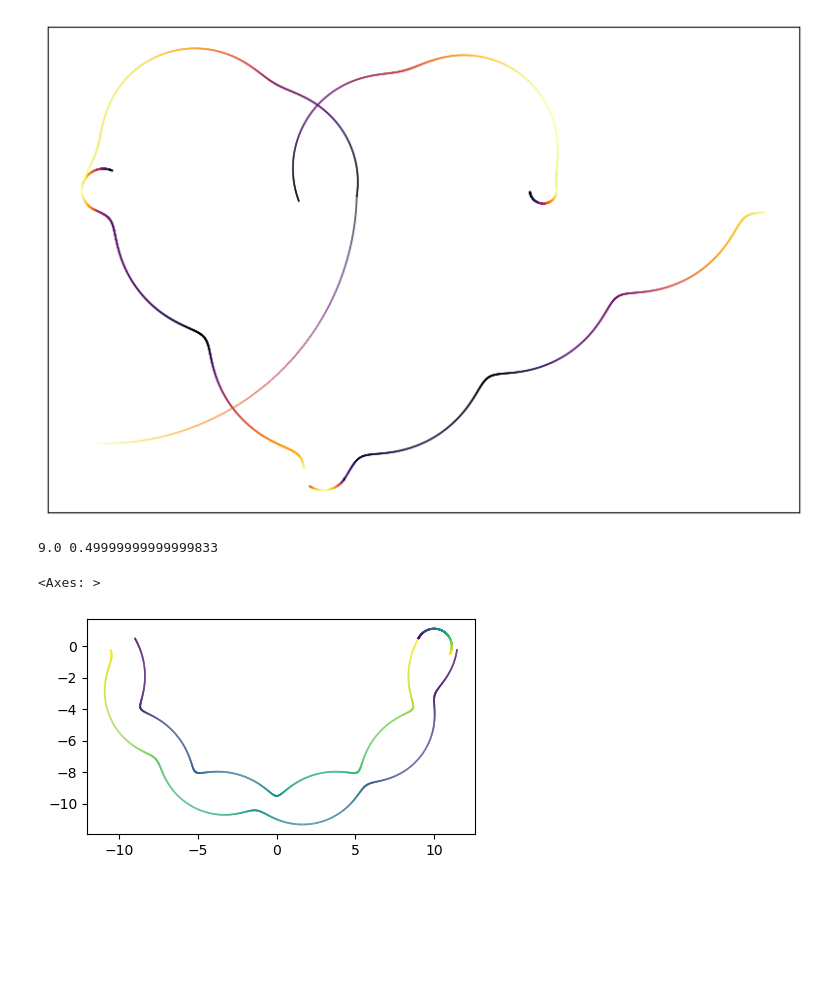
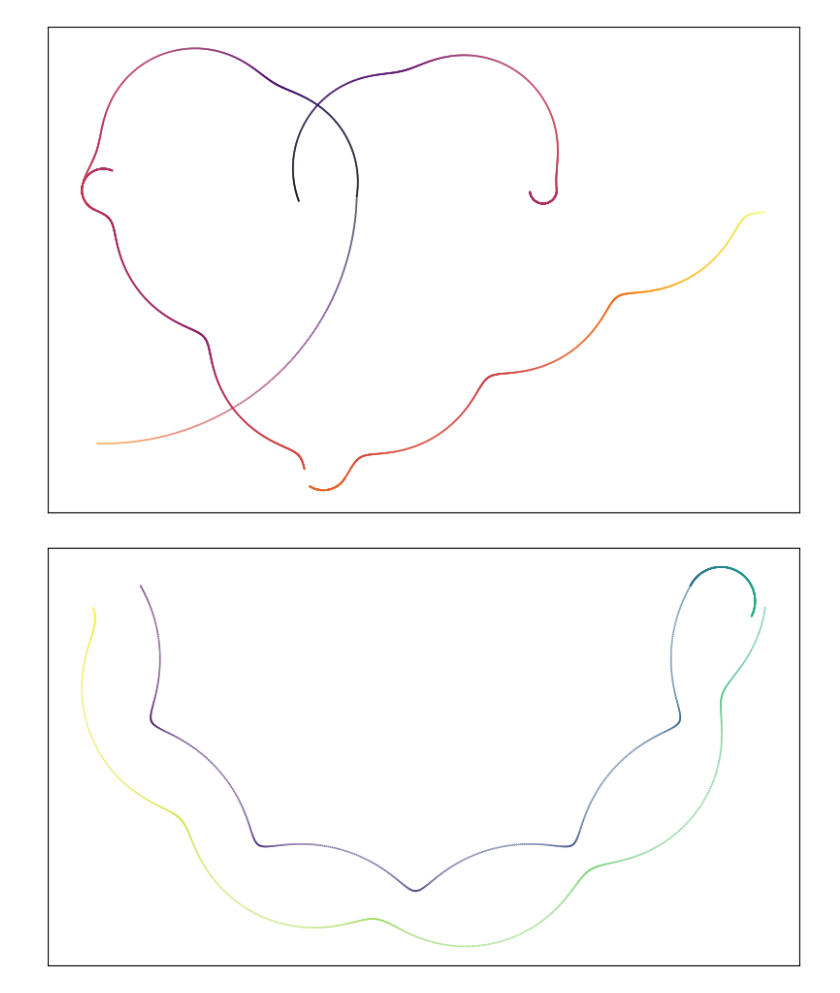
Before and after one commit to donalgrant/spiro, a Jupyter notebook: hearts.ipynb, the cells around one changed output. Drawn from its saved outputs; the diff is of its cells as text; code cells hidden in the pictures; blank space fills up the shorter version.

```diff
--- a/hearts.ipynb
+++ b/hearts.ipynb
@@ -1,21 +1,15 @@
 # %%
 from spiro import *
 # %%
-heart()
+heart(loops=10)
 # %% [output]
-[figure, old version]
+[figure, new version]
 # %%
-fig, ax=plt.subplots(figsize=(5,5))
-ax.set(aspect=1)
-d=spiro_arc(0,0,-pi/2,10,1,0.5,loops=0.5,offset=0,invert=True,reverse=True)
-plot_spiro(d,color_scheme='time',ax=ax)
-print(d['x'][-1],d['y'][-1])
-d=rotate(10,0,d['x'][-1],d['y'][-1],pi)
-plot_spiro(d,color_scheme='time',ax=ax)
-d=spiro_arc(0,0,pi/2,10,1,0.5,loops=0.5,offset=d['p'][-1],invert=False,reverse=False)
-plot_spiro(d,color_scheme='time',ax=ax)
+f=SpiroFig()
+f.add(spiro_arc(0,0,-pi/2,10,1,0.5,loops=0.5,offset=0,invert=True,reverse=True))
+f.add(rotate(10,0,f.xc(),f.yc(),pi))
+f.add(spiro_arc(0,0,pi/2,10,1,0.5,loops=0.5,offset=f.pc(),invert=False,reverse=False))
+f.plot(color_scheme='time')
 # %% [output]
-9.0 0.49999999999999833
-<Axes: >
-[figure, old version]
+[figure, new version]
 # %%
```
Also changed, not shown: parts of 2 cells of this notebook, 1 other file.
